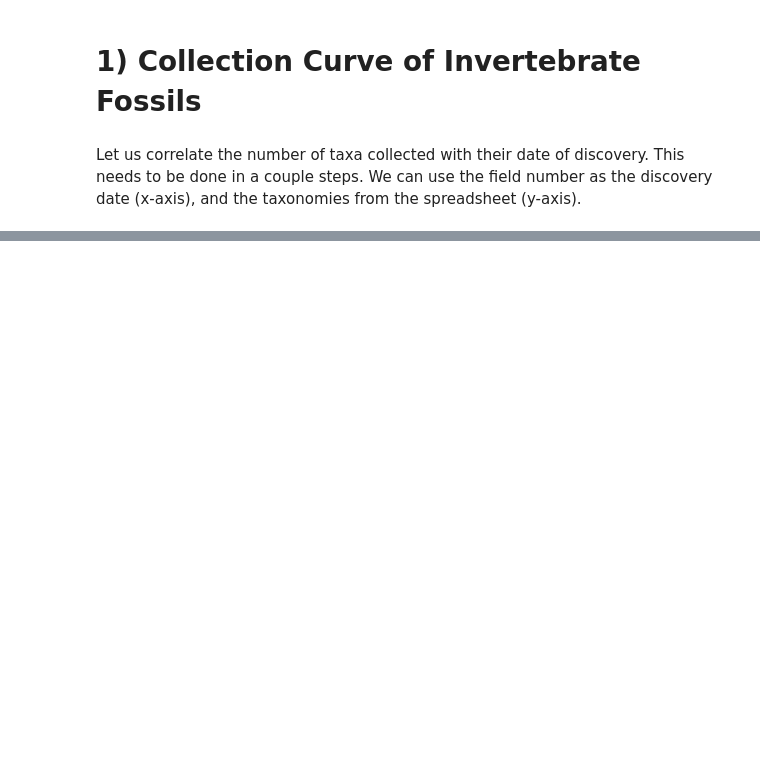
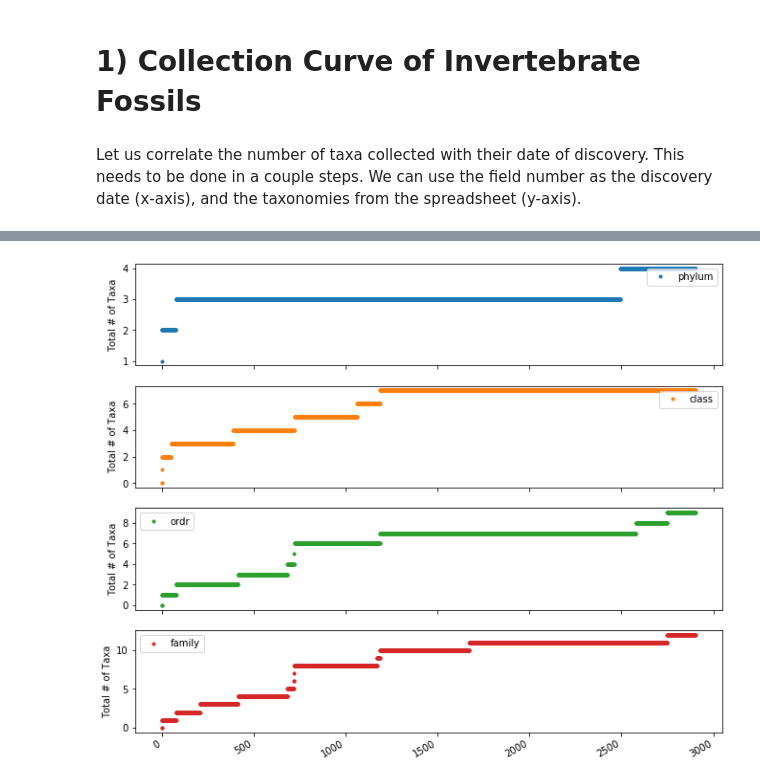
Before and after one commit to bombay-bullet/github-upload, a Jupyter notebook: Calaveras Dam Project Data Analysis.ipynb, the cells around one changed output, grey strips where cells are left out. Drawn from its saved outputs; the diff is of its cells as text; code cells hidden in the pictures; blank space fills up the shorter version.

Commit message:
curve made

```diff
--- a/Calaveras Dam Project Data Analysis.ipynb
+++ b/Calaveras Dam Project Data Analysis.ipynb
@@ -679,0 +603,2 @@ np.isnan
+# %%
+ts2 = inv_5.copy()
@@ -688,0 +625,31 @@ Let us correlate the number of taxa collected with their date of discovery. This
+# %%
+names = pd.DataFrame(columns = ts2.columns[3:7])
+numbers = pd.DataFrame(columns = ts2.columns[3:7])
+its = pd.DataFrame(columns = ts2.columns[3:7]) #interim time series
+
+for i in range(len(ts2)):
+
+    its = its.append(ts2.iloc[i][3:7])
+
+    lst_uniq = []
+    lst_nuniq = []
+
+    for j in range(0,4):
+        tax_uniq = its.iloc[:,j].unique()
+        tax_uniq = tax_uniq[~pd.isnull(tax_uniq)]
+        lst_uniq.append(tax_uniq)
+
+        ntax_uniq = len(tax_uniq)
+        lst_nuniq.append(ntax_uniq)
+
+    names = names.append((pd.Series(lst_uniq, index = names.columns)), ignore_index=True)
+
+    numbers = numbers.append((pd.Series(lst_nuniq, index = numbers.columns)), ignore_index=True)
+
+    print('Completed Trial ' + str(i + 1) + ' Out of ' + str(len(ts2)))
+    print()
+    print('-Unique Taxa Lists: ' + str(lst_uniq))
+    print()
+    print('-Number of Unique Taxa: ' + str(lst_nuniq))
+    print("~~~~~~~~~~~~~~~~~~~~~~~~~~~~~~~~~~~~~~~~~~~~~~~~~~~~~~~~~~~~~~~~~~~~~")
+    print()
@@ -688,0 +691,3 @@ Let us correlate the number of taxa collected with their date of discovery. This
+# %%
+numbers.insert(0, "date", ts2['date'], True)
+numbers
@@ -688,0 +708,9 @@ Let us correlate the number of taxa collected with their date of discovery. This
+# %%
+cols_plot = ['phylum', 'class', 'ordr', 'family']
+axes = numbers[cols_plot].plot(kind = 'line', marker='.', linestyle='None', figsize=(11, 10), subplots=True)
+for ax in axes:
+    ax.set_ylabel('Total # of Taxa')
+
+plt.savefig('invert_curve.png')
+# %% [output]
+[figure, added]
```
Also changed, not shown: parts of 37 cells of this notebook, 3 other files.
